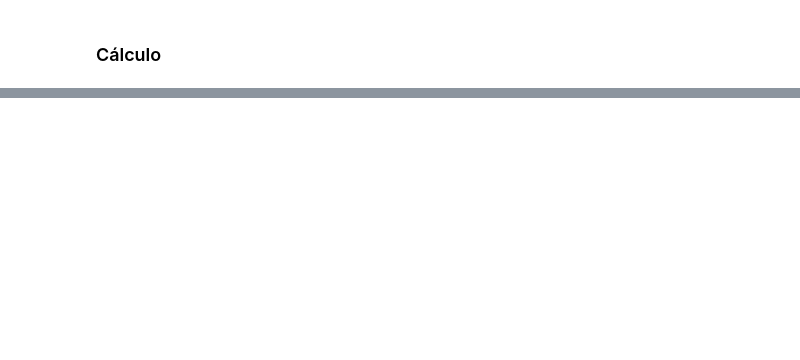
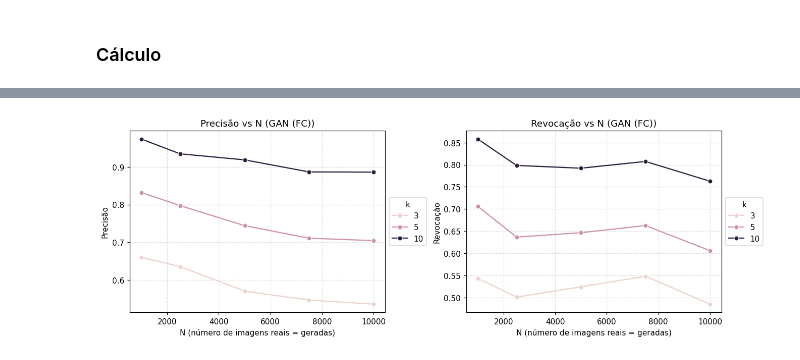
Before and after one commit to davialmeida135/GenAI, a Jupyter notebook: 06 - Precisao e Revocacao/eval.ipynb, the cells around one changed output, grey strips where cells are left out. Saved outputs shown, nothing was run; the diff lists cells and outputs as text; code cells hidden in the pictures; blank space fills up the shorter version.

```diff
--- a/06 - Precisao e Revocacao/eval.ipynb
+++ b/06 - Precisao e Revocacao/eval.ipynb
@@ -27,3 +99,21 @@ Observação: A utilização dos laboratórios anteriores é permitida. Nesse ca
+# %%
+class WGan(nn.Module):
+
+    def __init__(self, z_dim=100):
+        super().__init__()
+        self.net = nn.Sequential(
+            nn.Linear(z_dim, 7*7*128),
+            nn.Unflatten(dim=1, unflattened_size=(128, 7, 7)),
+            nn.BatchNorm2d(128),
+            nn.ConvTranspose2d(128, 64, kernel_size=5, stride=2, padding=2, output_padding=1),
+            nn.ReLU(True),
+            nn.BatchNorm2d(64),
+            nn.ConvTranspose2d(64, 1, kernel_size=5, stride=2, padding=2, output_padding=1),
+            nn.Tanh()
+        )
+
+    def forward(self, x):
+        return self.net(x)
 # %% [markdown]
 # Classificador
 # %% [markdown]
@@ -104,2 +242,15 @@ for ep in range(n_epocas):
 # %% [markdown]
 ## Extração de características
+# %%
+def create_noise(batch_size, z_size, mode_z):               # Define a função create_noise para gerar vetores de ruído aleatório.
+    if mode_z == 'uniform':                                 # Caso o modo de geração seja "uniform":
+        input_z = torch.rand(batch_size, z_size)*2 - 1      # Gera amostras de ruído com distribuição uniforme em [-1, 1].
+    elif mode_z == 'normal':                                # Caso o modo de geração seja "normal":
+        input_z = torch.randn(batch_size, z_size)           # Gera amostras de ruído com distribuição normal padrão N(0,1).
+    return input_z                                          # Retorna o lote de vetores de ruído gerados (tensor de shape [batch_size, z_size]).
+# %%
+image_size = (28, 28)        # Define o tamanho da imagem de saída (MNIST possui imagens de 28x28 pixels).
+z_size = 100                  # Define o tamanho do vetor de ruído (dimensão do espaço latente usado pelo gerador).
+batch_size = 64                # Define o tamanho do lote de imagens a serem geradas.
+mode_z = 'uniform'
+torch.manual_seed(1)         # Fixa a semente para reprodutibilidade dos resultados gerados pelo PyTorch.
@@ -165,2 +318,5 @@ print("fake_features shape:", fake_features.shape)
 # %% [markdown]
 ### Features geradas
+# %%
+gen_model = WGan(z_dim=z_size).to(device)                                 # Instancia o modelo gerador e move para o dispositivo (CPU/GPU)
+gen_model.load_state_dict(torch.load('models/dcgan.pth', map_location=device))          # Carrega o modelo gerador previamente treinado
@@ -277,30 +499,34 @@ def plot_mpr_df(df: pd.DataFrame):
 
     if n_models == 1:                                                             # Caso haja apenas 1 modelo
         axes = np.array([axes])                                                   # Garante que axes seja indexável como array bidimensional
 
     for i, modelo in enumerate(modelos):                                          # Itera sobre cada modelo
         df_model = df[df['modelo'] == modelo].copy()                              # Filtra o DataFrame apenas para esse modelo
 
         ax_left = axes[i, 0]                                                      # Eixo à esquerda para precisão
         sns.lineplot(                                                             # Plota curva de precisão
             data=df_model, x='N', y='precision',
             hue='k', marker='o', ax=ax_left
         )
         ax_left.set_title(f'Precisão vs N ({modelo})')                            # Título do gráfico de precisão
         ax_left.set_xlabel('N (número de imagens reais = geradas)')               # Rótulo eixo X
         ax_left.set_ylabel('Precisão')                                            # Rótulo eixo Y
         ax_left.grid(True, linestyle='--', alpha=0.4)                             # Ativa grade com estilo tracejado
         ax_left.legend(loc='center left', bbox_to_anchor=(1, 0.5), title='k')     # Legenda deslocada para a direita
 
         ax_right = axes[i, 1]                                                     # Eixo à direita para revocação
         sns.lineplot(                                                             # Plota curva de revocação
             data=df_model, x='N', y='recall',
             hue='k', marker='o', ax=ax_right
         )
         ax_right.set_title(f'Revocação vs N ({modelo})')                          # Título do gráfico de revocação
         ax_right.set_xlabel('N (número de imagens reais = geradas)')              # Rótulo eixo X
         ax_right.set_ylabel('Revocação')                                          # Rótulo eixo Y
         ax_right.grid(True, linestyle='--', alpha=0.4)                            # Ativa grade com estilo tracejado
         ax_right.legend(loc='center left', bbox_to_anchor=(1, 0.5), title='k')    # Legenda deslocada para a direita
 
     plt.show()                                                                    # Exibe a figura final com todos os subplots
+
+plot_mpr_df(df_gan)   # Plota gráficos de Precisão e Revocação a partir do DataFrame df_gan
+# %% [output]
+[figure, added]
```
Also changed, not shown: parts of 22 cells of this notebook, 12 other files.
